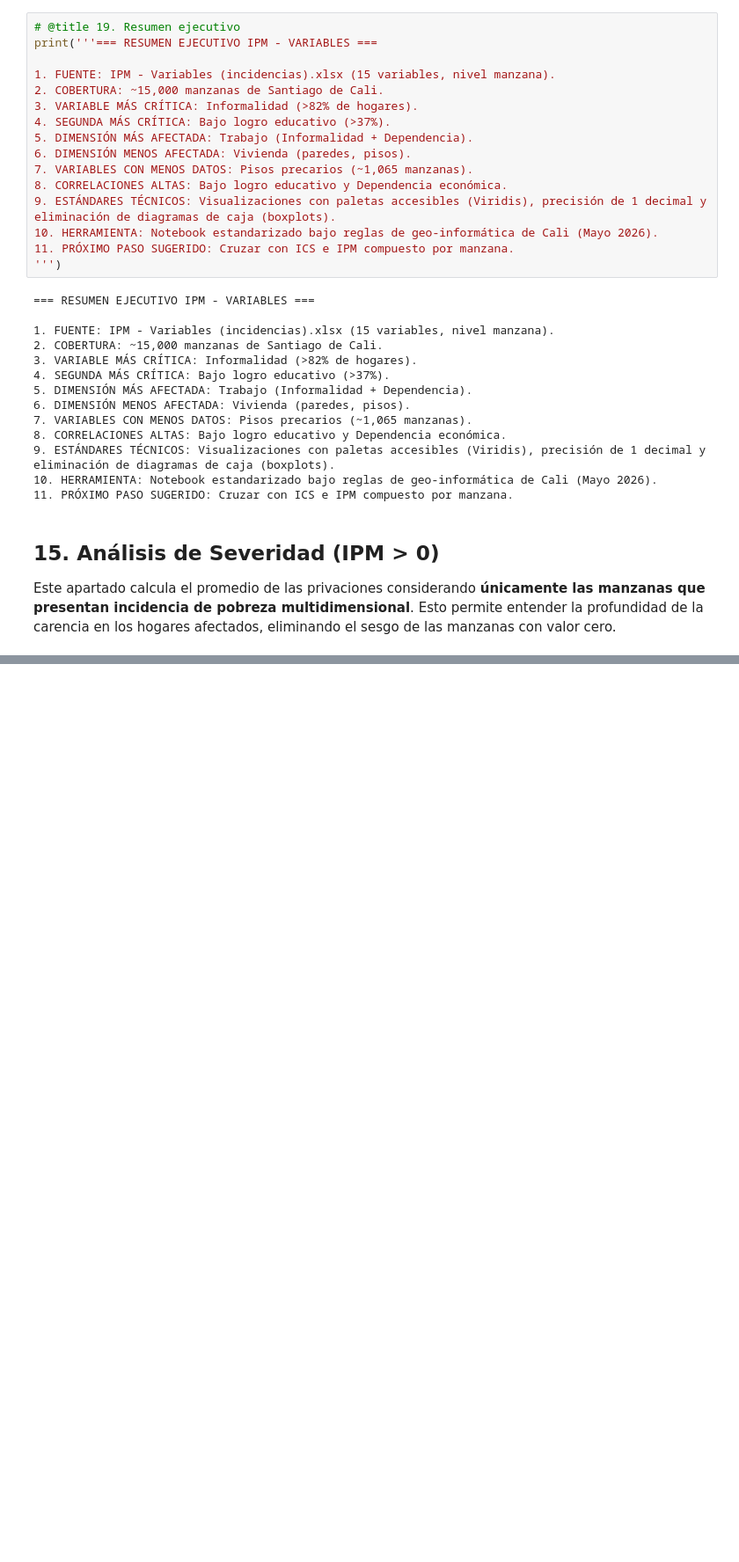
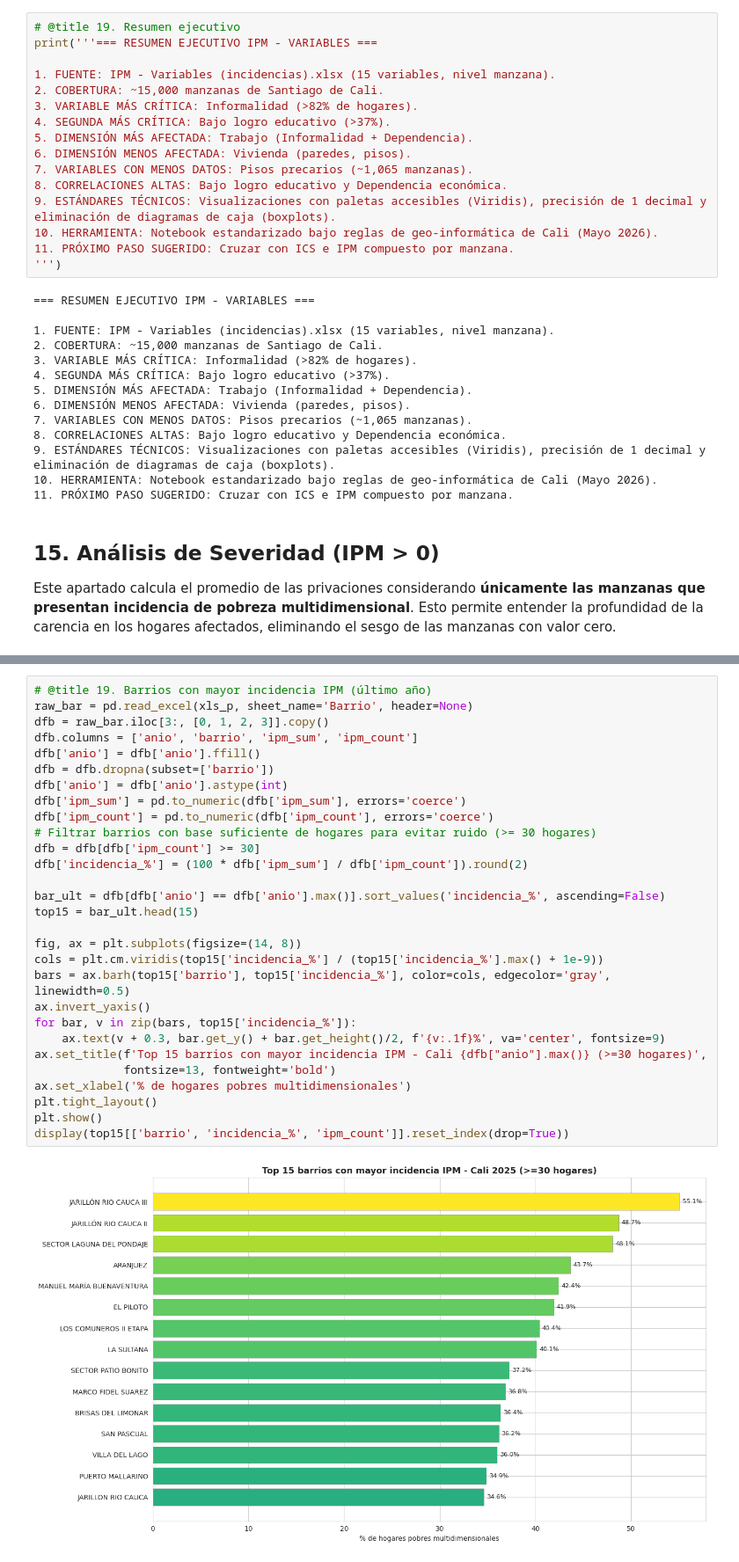
Before and after one commit to j0rg3c45/Pobreza_multidimensional_y_condicion_social, a Jupyter notebook: indice_Pobreza/notebooks_py/02_analisis_ipm_variables.ipynb, the cells around one changed output, grey strips where cells are left out. Shown at 88% size. Saved outputs shown, nothing was run; the diff lists cells and outputs as text; blank space fills up the shorter version.

```diff
--- a/indice_Pobreza/notebooks_py/02_analisis_ipm_variables.ipynb
+++ b/indice_Pobreza/notebooks_py/02_analisis_ipm_variables.ipynb
@@ -618,0 +774,31 @@ Cali T8: 0
+# %%
+# @title 19. Barrios con mayor incidencia IPM (último año)
+raw_bar = pd.read_excel(xls_p, sheet_name='Barrio', header=None)
+dfb = raw_bar.iloc[3:, [0, 1, 2, 3]].copy()
+dfb.columns = ['anio', 'barrio', 'ipm_sum', 'ipm_count']
+dfb['anio'] = dfb['anio'].ffill()
+dfb = dfb.dropna(subset=['barrio'])
+dfb['anio'] = dfb['anio'].astype(int)
+dfb['ipm_sum'] = pd.to_numeric(dfb['ipm_sum'], errors='coerce')
+dfb['ipm_count'] = pd.to_numeric(dfb['ipm_count'], errors='coerce')
+# Filtrar barrios con base suficiente de hogares para evitar ruido (>= 30 hogares)
+dfb = dfb[dfb['ipm_count'] >= 30]
+dfb['incidencia_%'] = (100 * dfb['ipm_sum'] / dfb['ipm_count']).round(2)
+
+bar_ult = dfb[dfb['anio'] == dfb['anio'].max()].sort_values('incidencia_%', ascending=False)
+top15 = bar_ult.head(15)
+
+fig, ax = plt.subplots(figsize=(14, 8))
+cols = plt.cm.viridis(top15['incidencia_%'] / (top15['incidencia_%'].max() + 1e-9))
+bars = ax.barh(top15['barrio'], top15['incidencia_%'], color=cols, edgecolor='gray', linewidth=0.5)
+ax.invert_yaxis()
+for bar, v in zip(bars, top15['incidencia_%']):
+    ax.text(v + 0.3, bar.get_y() + bar.get_height()/2, f'{v:.1f}%', va='center', fontsize=9)
+ax.set_title(f'Top 15 barrios con mayor incidencia IPM - Cali {dfb["anio"].max()} (>=30 hogares)',
+             fontsize=13, fontweight='bold')
+ax.set_xlabel('% de hogares pobres multidimensionales')
+plt.tight_layout()
+plt.show()
+display(top15[['barrio', 'incidencia_%', 'ipm_count']].reset_index(drop=True))
+# %% [output]
+[figure, added]
```
Also changed, not shown: parts of 8 cells of this notebook.
